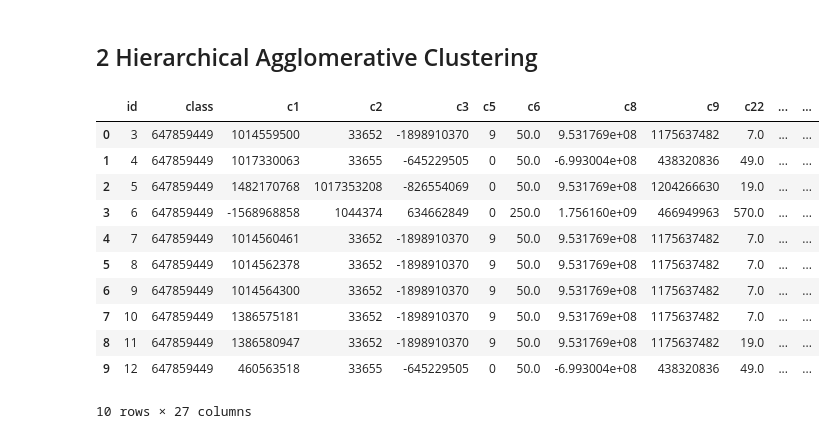
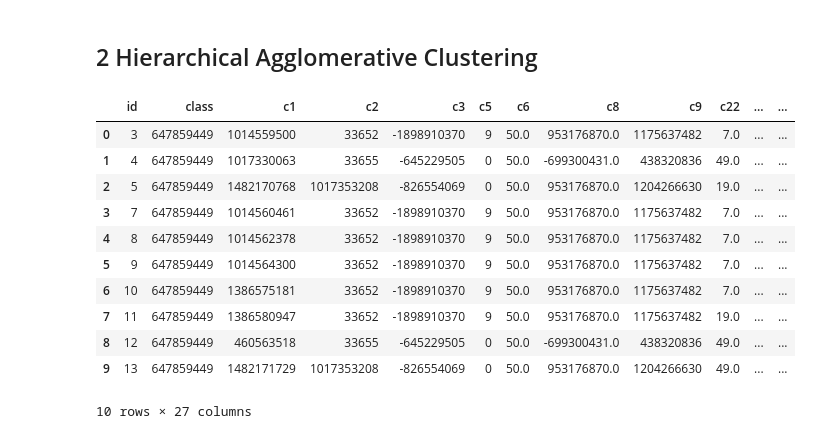
Before and after one commit to ybezginova2016/UL_01_HierarchicalClustering, a Jupyter notebook: main_clustering.ipynb, the cells around one changed output. Cells and saved outputs as stored; diff of their text form; code cells hidden in the pictures.

Commit message:
Basic Clastering, Choosing the Optimal Number of Clusters

```diff
--- a/main_clustering.ipynb
+++ b/main_clustering.ipynb
@@ -775,18 +801,18 @@ data_clean.to_csv('/Users/yuliabezginova/PycharmProjects/UL_01_HierarchicalClust
 # %% [markdown]
 ## 2 Hierarchical Agglomerative Clustering
 # %%
-data_final = pd.read_csv('/Users/yuliabezginova/PycharmProjects/UL_01_HierarchicalClustering/data_final.csv')
-data_final.head(10)
+data = pd.read_csv('/Users/yuliabezginova/PycharmProjects/UL_01_HierarchicalClustering/data_final.csv')
+data.head(10)
 # %% [output]
 |  | id | class | c1 | c2 | c3 | c5 | c6 | c8 | c9 | c22 | ... | ... |
-| 0 | 3 | 647859449 | 1014559500 | 33652 | -1898910370 | 9 | 50.0 | 9.531769e+08 | 1175637482 | 7.0 | ... | ... |
-| 1 | 4 | 647859449 | 1017330063 | 33655 | -645229505 | 0 | 50.0 | -6.993004e+08 | 438320836 | 49.0 | ... | ... |
-| 2 | 5 | 647859449 | 1482170768 | 1017353208 | -826554069 | 0 | 50.0 | 9.531769e+08 | 1204266630 | 19.0 | ... | ... |
-| 3 | 6 | 647859449 | -1568968858 | 1044374 | 634662849 | 0 | 250.0 | 1.756160e+09 | 466949963 | 570.0 | ... | ... |
-| 4 | 7 | 647859449 | 1014560461 | 33652 | -1898910370 | 9 | 50.0 | 9.531769e+08 | 1175637482 | 7.0 | ... | ... |
-| 5 | 8 | 647859449 | 1014562378 | 33652 | -1898910370 | 9 | 50.0 | 9.531769e+08 | 1175637482 | 7.0 | ... | ... |
-| 6 | 9 | 647859449 | 1014564300 | 33652 | -1898910370 | 9 | 50.0 | 9.531769e+08 | 1175637482 | 7.0 | ... | ... |
-| 7 | 10 | 647859449 | 1386575181 | 33652 | -1898910370 | 9 | 50.0 | 9.531769e+08 | 1175637482 | 7.0 | ... | ... |
-| 8 | 11 | 647859449 | 1386580947 | 33652 | -1898910370 | 9 | 50.0 | 9.531769e+08 | 1175637482 | 19.0 | ... | ... |
-| 9 | 12 | 647859449 | 460563518 | 33655 | -645229505 | 0 | 50.0 | -6.993004e+08 | 438320836 | 49.0 | ... | ... |
+| 0 | 3 | 647859449 | 1014559500 | 33652 | -1898910370 | 9 | 50.0 | 953176870.0 | 1175637482 | 7.0 | ... | ... |
+| 1 | 4 | 647859449 | 1017330063 | 33655 | -645229505 | 0 | 50.0 | -699300431.0 | 438320836 | 49.0 | ... | ... |
+| 2 | 5 | 647859449 | 1482170768 | 1017353208 | -826554069 | 0 | 50.0 | 953176870.0 | 1204266630 | 19.0 | ... | ... |
+| 3 | 7 | 647859449 | 1014560461 | 33652 | -1898910370 | 9 | 50.0 | 953176870.0 | 1175637482 | 7.0 | ... | ... |
+| 4 | 8 | 647859449 | 1014562378 | 33652 | -1898910370 | 9 | 50.0 | 953176870.0 | 1175637482 | 7.0 | ... | ... |
+| 5 | 9 | 647859449 | 1014564300 | 33652 | -1898910370 | 9 | 50.0 | 953176870.0 | 1175637482 | 7.0 | ... | ... |
+| 6 | 10 | 647859449 | 1386575181 | 33652 | -1898910370 | 9 | 50.0 | 953176870.0 | 1175637482 | 7.0 | ... | ... |
+| 7 | 11 | 647859449 | 1386580947 | 33652 | -1898910370 | 9 | 50.0 | 953176870.0 | 1175637482 | 19.0 | ... | ... |
+| 8 | 12 | 647859449 | 460563518 | 33655 | -645229505 | 0 | 50.0 | -699300431.0 | 438320836 | 49.0 | ... | ... |
+| 9 | 13 | 647859449 | 1482171729 | 1017353208 | -826554069 | 0 | 50.0 | 953176870.0 | 1204266630 | 49.0 | ... | ... |
 10 rows × 27 columns
```
Also changed, not shown: parts of 86 cells of this notebook, 1 other file.
